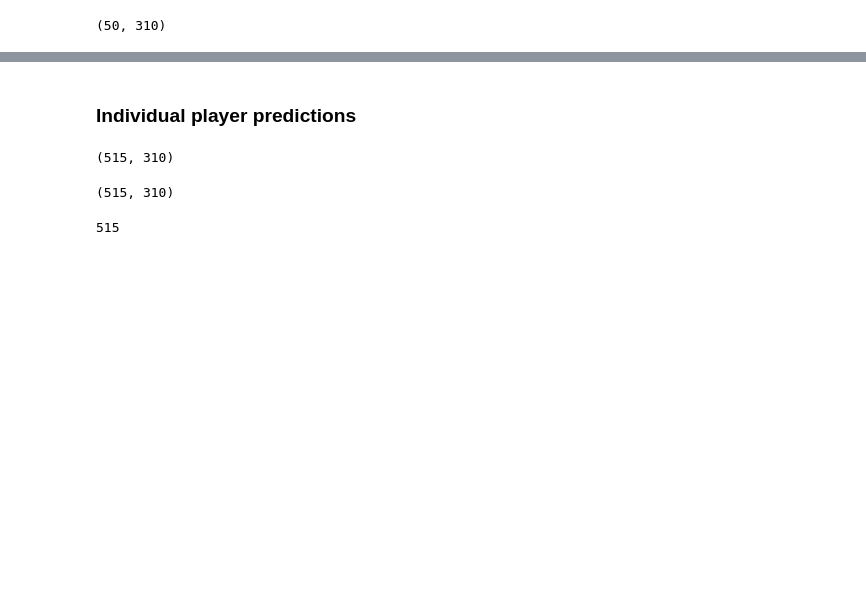
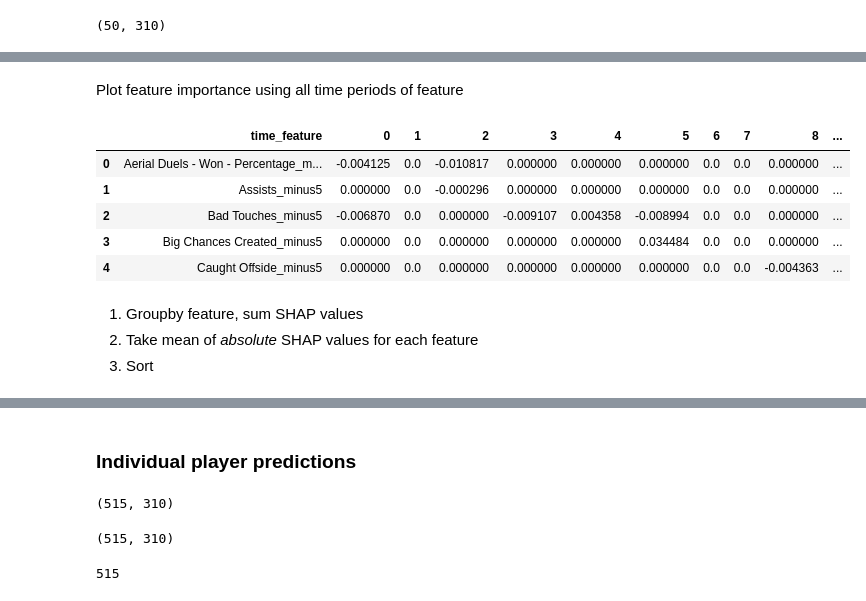
Before and after one commit to stevieg3/fpl-analysis, a Jupyter notebook: notebooks/DeepFantasyFootball/11. SHAP values.ipynb, the cells around one changed output, grey strips where cells are left out. Drawn from its saved outputs; the diff is of its cells as text; code cells hidden in the pictures; blank space fills up the shorter version.

```diff
--- a/notebooks/DeepFantasyFootball/11. SHAP values.ipynb
+++ b/notebooks/DeepFantasyFootball/11. SHAP values.ipynb
@@ -346,0 +409,12 @@ shap.summary_plot(
+# %% [markdown]
+Plot feature importance using all time periods of feature
+# %%
+shap_df = shap_df.T.reset_index().rename(columns={'index': 'time_feature'})
+shap_df.head()
+# %% [output]
+|  | time_feature | 0 | 1 | 2 | 3 | 4 | 5 | 6 | 7 | 8 | ... |
+| 0 | Aerial Duels - Won - Percentage_m... | -0.004125 | 0.0 | -0.010817 | 0.000000 | 0.000000 | 0.000000 | 0.0 | 0.0 | 0.000000 | ... |
+| 1 | Assists_minus5 | 0.000000 | 0.0 | -0.000296 | 0.000000 | 0.000000 | 0.000000 | 0.0 | 0.0 | 0.000000 | ... |
+| 2 | Bad Touches_minus5 | -0.006870 | 0.0 | 0.000000 | -0.009107 | 0.004358 | -0.008994 | 0.0 | 0.0 | 0.000000 | ... |
+| 3 | Big Chances Created_minus5 | 0.000000 | 0.0 | 0.000000 | 0.000000 | 0.000000 | 0.034484 | 0.0 | 0.0 | 0.000000 | ... |
+| 4 | Caught Offside_minus5 | 0.000000 | 0.0 | 0.000000 | 0.000000 | 0.000000 | 0.000000 | 0.0 | 0.0 | -0.004363 | ... |
@@ -346,0 +423,4 @@ shap.summary_plot(
+# %% [markdown]
+1. Groupby feature, sum SHAP values
+2. Take mean of _absolute_ SHAP values for each feature
+3. Sort
```
Also changed, not shown: parts of 18 cells of this notebook.
